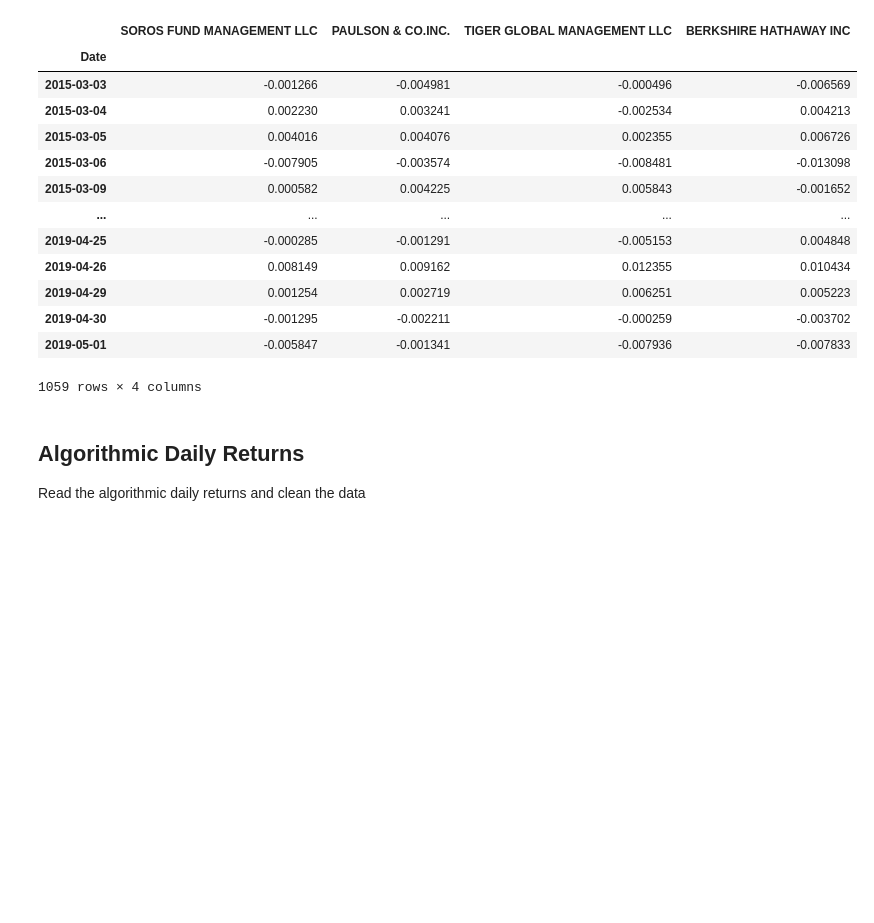
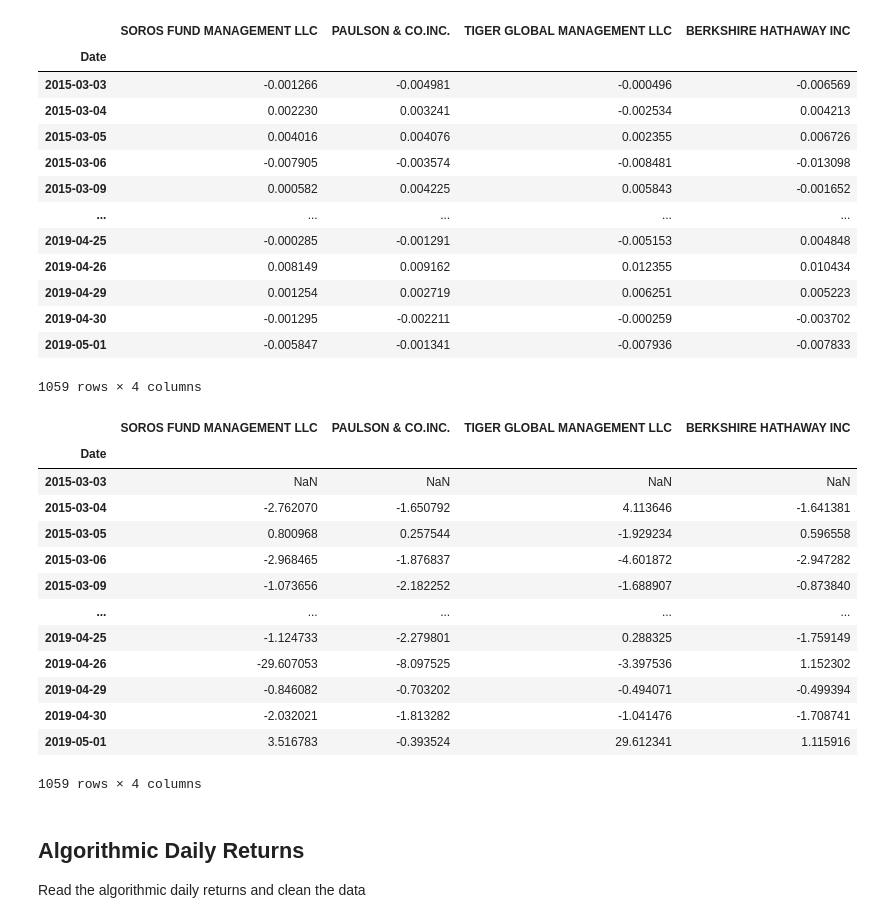
Before and after one commit to ALPHAINFINITETEAM/Pandas-Homework, a Jupyter notebook: whale_analysis.ipynb, the cells around one changed output. Cells and saved outputs as stored; diff of their text form; code cells hidden in the pictures; blank space fills up the shorter version.

```diff
--- a/whale_analysis.ipynb
+++ b/whale_analysis.ipynb
@@ -84,6 +85,24 @@ whale_returns
 | 2019-04-30 | -0.001295 | -0.002211 | -0.000259 | -0.003702 |
 | 2019-05-01 | -0.005847 | -0.001341 | -0.007936 | -0.007833 |
 1059 rows × 4 columns
+# %%
+whale_daily_return = whale_returns.pct_change()
+whale_daily_return
+# %% [output]
+|  | SOROS FUND MANAGEMENT LLC | PAULSON & CO.INC. | TIGER GLOBAL MANAGEMENT LLC | BERKSHIRE HATHAWAY INC |
+| Date |  |  |  |  |
+| 2015-03-03 | NaN | NaN | NaN | NaN |
+| 2015-03-04 | -2.762070 | -1.650792 | 4.113646 | -1.641381 |
+| 2015-03-05 | 0.800968 | 0.257544 | -1.929234 | 0.596558 |
+| 2015-03-06 | -2.968465 | -1.876837 | -4.601872 | -2.947282 |
+| 2015-03-09 | -1.073656 | -2.182252 | -1.688907 | -0.873840 |
+| ... | ... | ... | ... | ... |
+| 2019-04-25 | -1.124733 | -2.279801 | 0.288325 | -1.759149 |
+| 2019-04-26 | -29.607053 | -8.097525 | -3.397536 | 1.152302 |
+| 2019-04-29 | -0.846082 | -0.703202 | -0.494071 | -0.499394 |
+| 2019-04-30 | -2.032021 | -1.813282 | -1.041476 | -1.708741 |
+| 2019-05-01 | 3.516783 | -0.393524 | 29.612341 | 1.115916 |
+1059 rows × 4 columns
 # %% [markdown]
 ## Algorithmic Daily Returns
 
```
Also changed, not shown: parts of 9 cells of this notebook.
